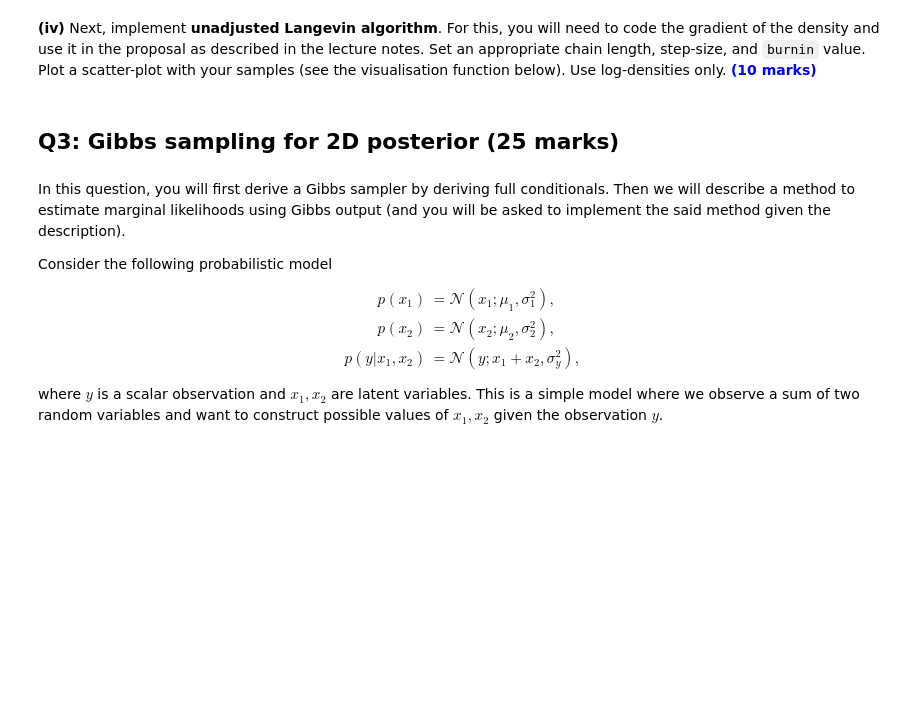
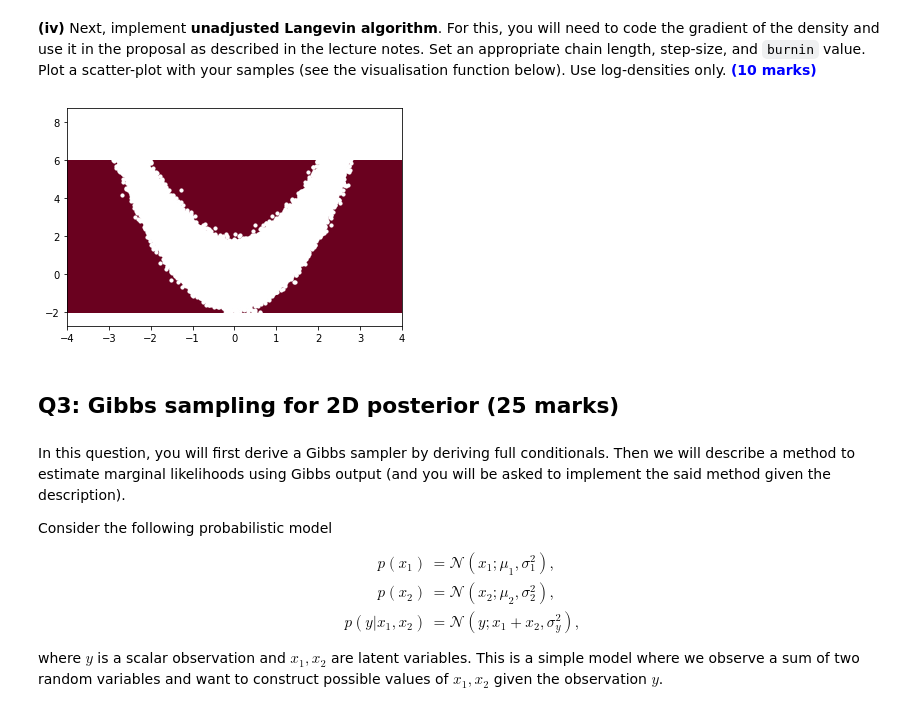
Before and after one commit to l-khali/stochastic_simulation, a Jupyter notebook: coursework/Stochastic Simulation Coursework 2023(1).ipynb, the cells around one changed output. Drawn from its saved outputs; the diff is of its cells as text; code cells hidden in the pictures; blank space fills up the shorter version.

```diff
--- a/coursework/Stochastic Simulation Coursework 2023(1).ipynb
+++ b/coursework/Stochastic Simulation Coursework 2023(1).ipynb
@@ -224,25 +290,42 @@ gam = 0.01
 # %%
 # fill in your code here
 
+# parameters
+gam = 0.01
+sigma = np.sqrt(2 * gam)
+N = 1000000
+burnin = 200
+
+# initial values are zeros
+x = np.zeros((N, 2))
+
+for n in range(1, N):
+    v = rng.normal(0, 1, 2)
+    x[n, :] = x[n-1,:] + gamma * grad_log_prior(x[n-1,:]) + sigma * v
+
+
+
 # uncomment and plot your results (do not remove)
-# x_bb = np.linspace(-4, 4, 100)
-# y_bb = np.linspace(-2, 6, 100)
-# X_bb , Y_bb = np.meshgrid(x_bb , y_bb)
-# Z_bb = np.zeros((100 , 100))
-# for i in range(100):
-#     for j in range(100):
-#         Z_bb[i, j] = prior([X_bb[i, j], Y_bb[i, j]])
-# plt.contourf(X_bb , Y_bb , Z_bb , 100 , cmap='RdBu')
-# plt.scatter(x[:, 0], x[:, 1], s=10 , c='white')
-# plt.show()
+x_bb = np.linspace(-4, 4, 100)
+y_bb = np.linspace(-2, 6, 100)
+X_bb , Y_bb = np.meshgrid(x_bb , y_bb)
+Z_bb = np.zeros((100 , 100))
+for i in range(100):
+    for j in range(100):
+        Z_bb[i, j] = prior([X_bb[i, j], Y_bb[i, j]])
+plt.contourf(X_bb , Y_bb , Z_bb , 100 , cmap='RdBu')
+plt.scatter(x[:, 0], x[:, 1], s=10 , c='white')
+plt.show()
 
 # Note that above x vector (your samples) is assumed to be (N, 2).
 # It does not have to be this way (You can change the name of the variable x too).
 # i.e., If your x vector is (2, N), then use
 # plt.scatter(x[0, :], x[1, :], s=10 , c='white')
 # instead of
 # plt.scatter(x[:, 0], x[:, 1], s=10 , c='white')
 # in the above code.
+# %% [output]
+[figure, added]
 # %% [markdown]
 ## Q3: Gibbs sampling for 2D posterior (25 marks)
 # %% [markdown]
```
Also changed, not shown: parts of 12 cells of this notebook, 3 other files.
